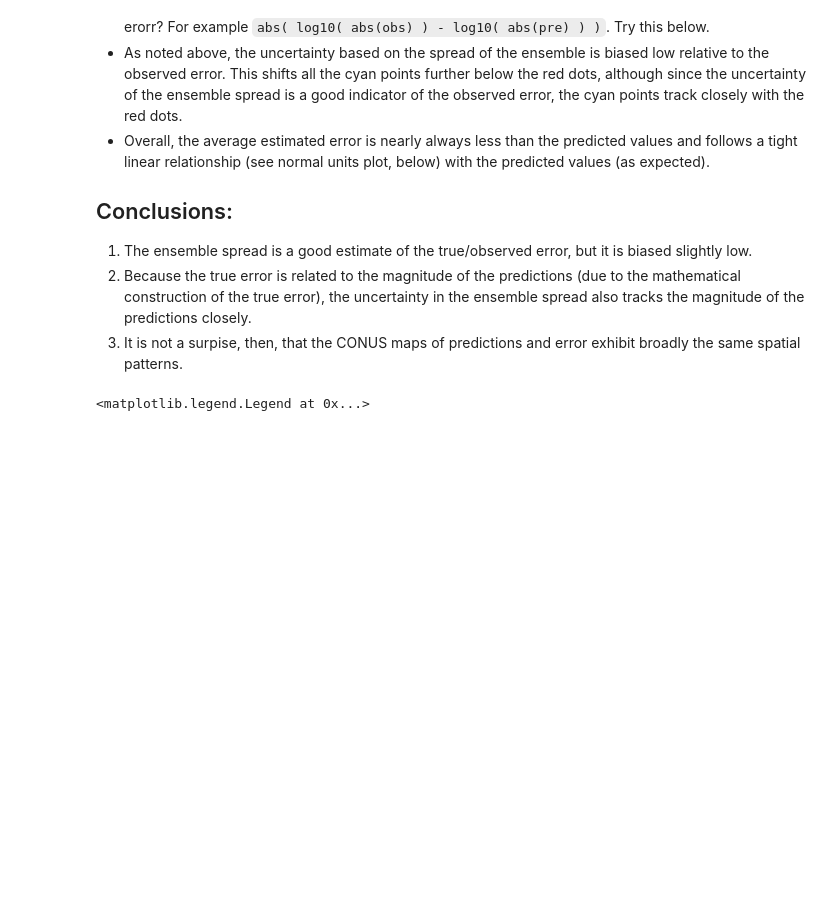
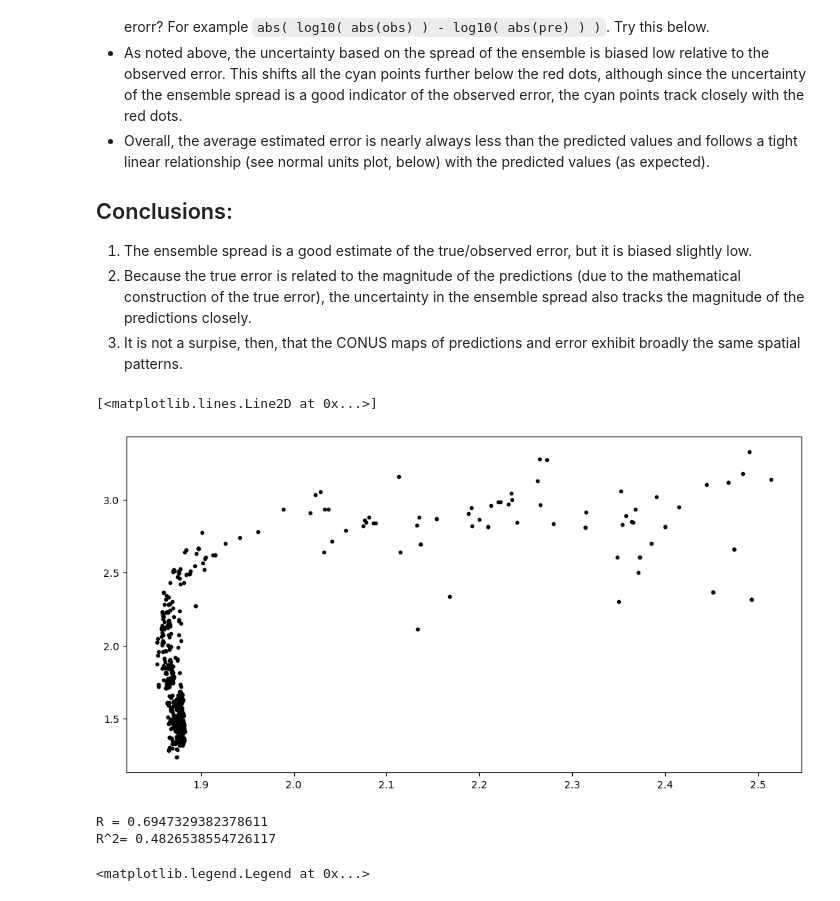
Before and after one commit to WHONDRS-Hub/ICON-ModEx_Open_Manuscript, a Jupyter notebook: fig-errors/error_analysis.ipynb, the cells around one changed output. Saved outputs shown, nothing was run; the diff lists cells and outputs as text; code cells hidden in the pictures; blank space fills up the shorter version.

```diff
--- a/fig-errors/error_analysis.ipynb
+++ b/fig-errors/error_analysis.ipynb
@@ -121,6 +129,29 @@ ax2.legend(
 1. The ensemble spread is a good estimate of the true/observed error, but it is biased slightly low.
 2. Because the true error is related to the magnitude of the predictions (due to the mathematical construction of the true error), the uncertainty in the ensemble spread also tracks the magnitude of the predictions closely.
 3. It is not a surpise, then, that the CONUS maps of predictions and error exhibit broadly the same spatial patterns.
+# %%
+# Verify that predicted (SuperLearner estimated) error correlates with SuperLearner ensemble spread
+fig, ax = plt.subplots(figsize=(12,6))
+
+# Log10-Log10 plot
+ax.plot(avg_est_error,uncert_in_prediction,'k.')
+
+# Original units plot
+#ax.plot(all_merge['mean.error'],all_merge['Normalized_Respiration_Rate_mg_DO_per_H_per_L_sediment'],'k.')
+# %% [output]
+[<matplotlib.lines.Line2D at 0x...>]
+[figure, added]
+# %%
+# Print out the correlation coefficient
+r = np.min(np.min(
+    np.corrcoef(all_merge['mean.error'],all_merge['Normalized_Respiration_Rate_mg_DO_per_H_per_L_sediment'])))
+print('R = '+str(r))
+
+r2 = r*r
+print('R^2= '+str(r2))
+# %% [output]
+R = 0.6947329382378611
+R^2= 0.4826538554726117
 # %%
 # Plot the observed errors versus the other two metrics
 # on a log10(abs()) basis
```
Also changed, not shown: parts of 4 cells of this notebook.
